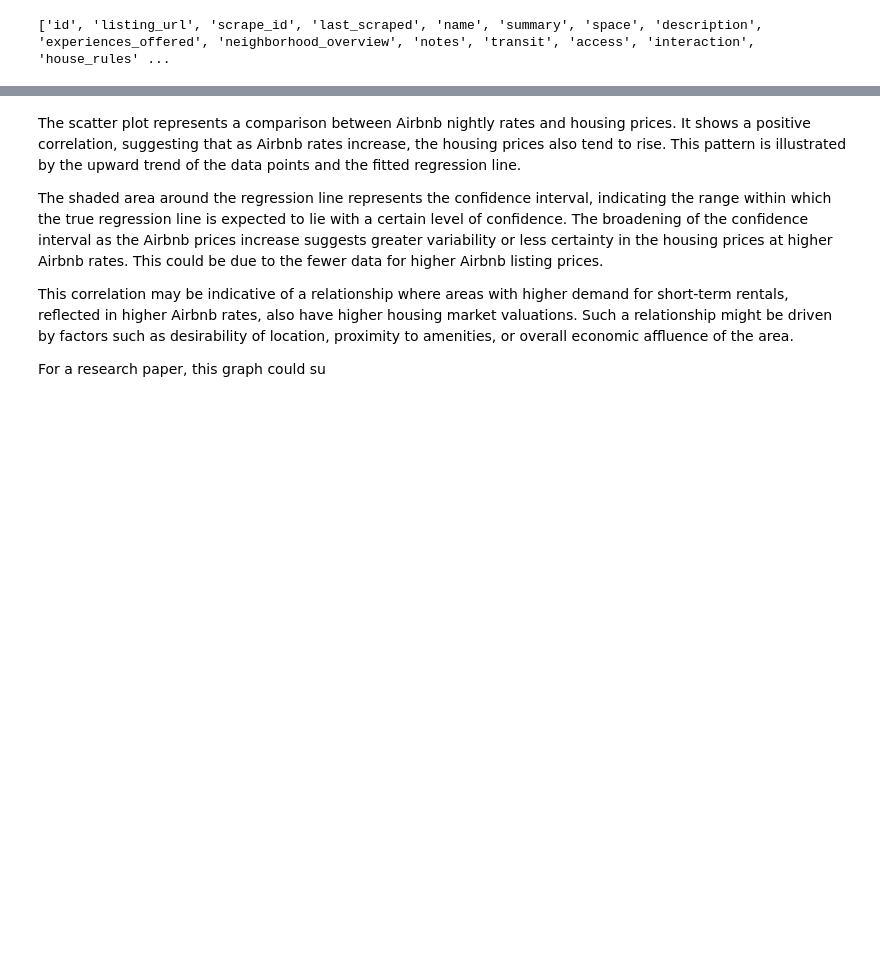
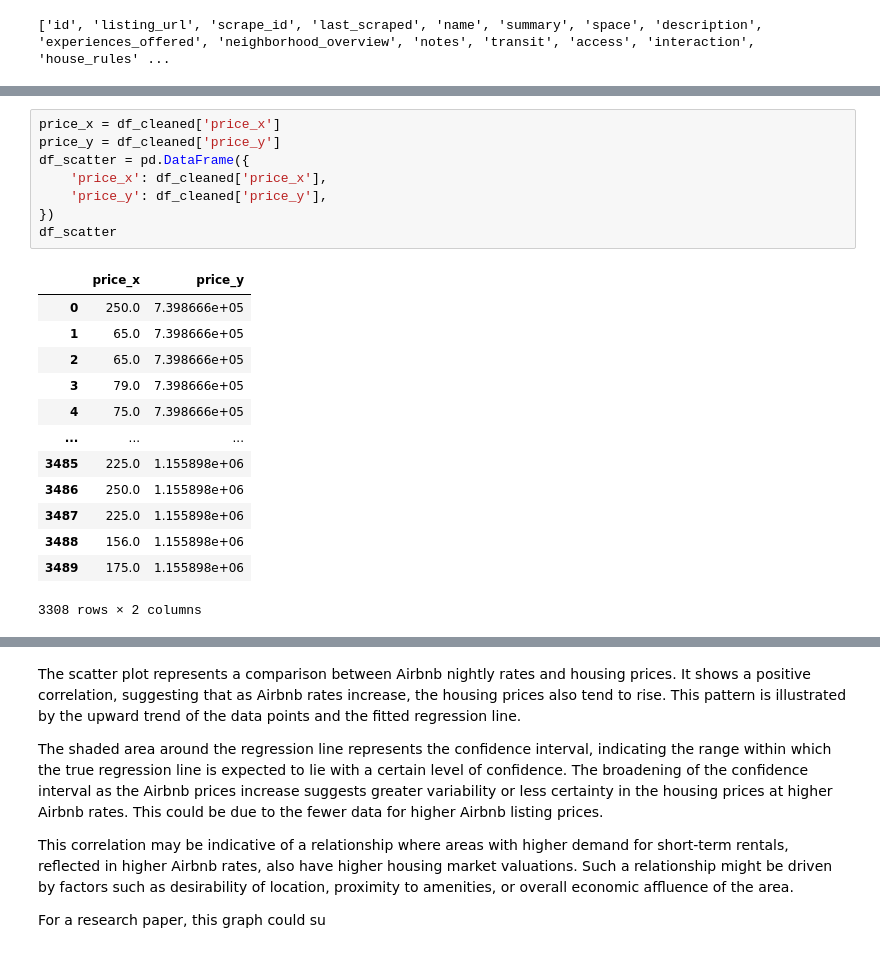
Before and after one commit to ECO225-W2024/project-one-code-32record, a Jupyter notebook: Project1 notebook.ipynb, the cells around one changed output, grey strips where cells are left out. Saved outputs shown, nothing was run; the diff lists cells and outputs as text; blank space fills up the shorter version.

```diff
--- a/Project1 notebook.ipynb
+++ b/Project1 notebook.ipynb
@@ -479,0 +486,22 @@ plt.show()
+# %%
+price_x = df_cleaned['price_x']
+price_y = df_cleaned['price_y']
+df_scatter = pd.DataFrame({
+    'price_x': df_cleaned['price_x'],
+    'price_y': df_cleaned['price_y'],
+})
+df_scatter
+# %% [output]
+|  | price_x | price_y |
+| 0 | 250.0 | 7.398666e+05 |
+| 1 | 65.0 | 7.398666e+05 |
+| 2 | 65.0 | 7.398666e+05 |
+| 3 | 79.0 | 7.398666e+05 |
+| 4 | 75.0 | 7.398666e+05 |
+| ... | ... | ... |
+| 3485 | 225.0 | 1.155898e+06 |
+| 3486 | 250.0 | 1.155898e+06 |
+| 3487 | 225.0 | 1.155898e+06 |
+| 3488 | 156.0 | 1.155898e+06 |
+| 3489 | 175.0 | 1.155898e+06 |
+3308 rows × 2 columns
```
Also changed, not shown: parts of 5 cells of this notebook.
